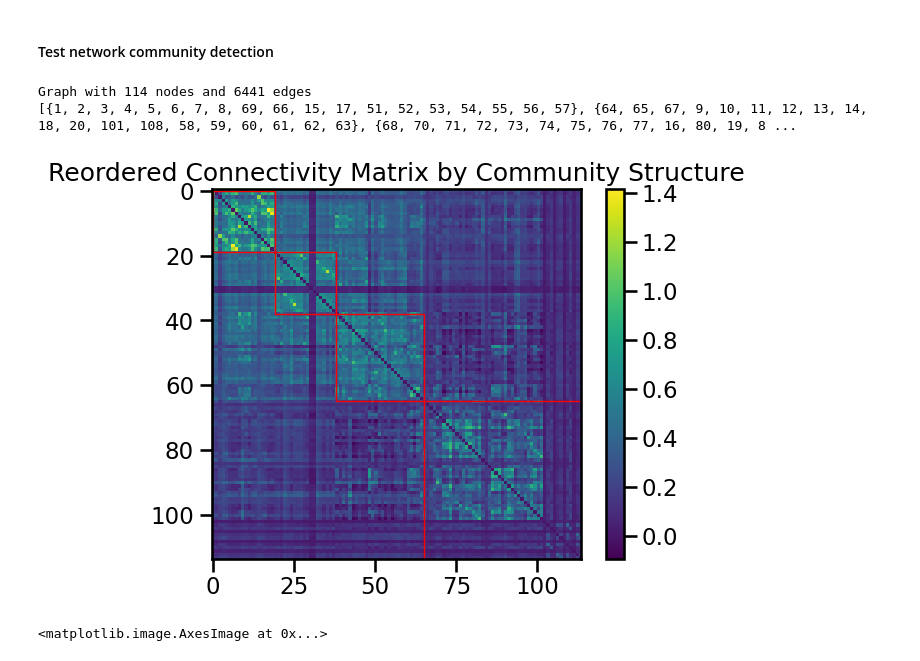
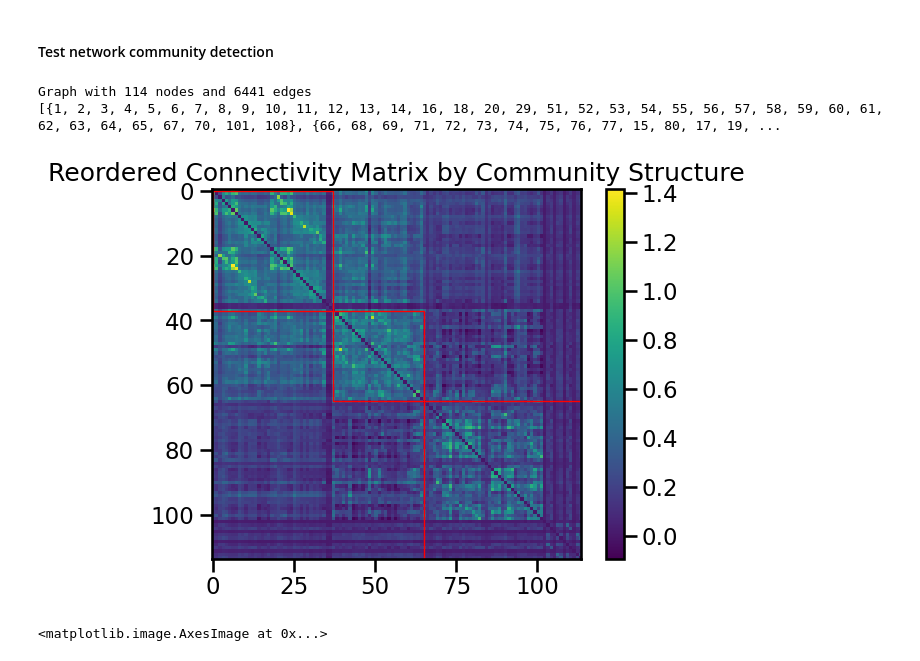
Before and after one commit to neuroinfolab/GeneEx2Conn, a Jupyter notebook: data_demo.ipynb, the cells around one changed output. Drawn from its saved outputs; the diff is of its cells as text; code cells hidden in the pictures.

```diff
--- a/data_demo.ipynb
+++ b/data_demo.ipynb
@@ -126,41 +221,41 @@ connectome_net = nx.Graph(incoming_graph_data=Y)
 print(connectome_net)
 
 # resolution parameter should be maximized until an inner train is infeasible/impractical to evaluate (1.1 could technically work)
-communities = nx.community.louvain_communities(connectome_net, seed=0, resolution=1.0)
+communities = nx.community.louvain_communities(connectome_net, seed=3, resolution=1.02)
 print(communities)
 
 # Create a new ordering of nodes based on louvain community detection
 new_order = []
 for community in communities:
     new_order.extend(community)
 
 # Map the original indices to the new ordering
 index_map = {old_idx: new_idx for new_idx, old_idx in enumerate(new_order)}
 
 # Reorder the matrix
 Y_reordered = Y[np.ix_(new_order, new_order)]
 
 # Visualize the reordered matrix
 fig, ax = plt.subplots()
 cax = ax.imshow(Y_reordered, cmap='viridis')
 
 # Add colorbar
 plt.colorbar(cax)
 
 # Add red boxes around communities
 start = 0
 for community in communities:
     size = len(community)
     rect = patches.Rectangle((start, start), size, size, linewidth=1, edgecolor='r', facecolor='none')
     ax.add_patch(rect)
     start += size
 
 plt.title('Reordered Connectivity Matrix by Community Structure')
 plt.show()
 # %% [output]
 Graph with 114 nodes and 6441 edges
-[{1, 2, 3, 4, 5, 6, 7, 8, 69, 66, 15, 17, 51, 52, 53, 54, 55, 56, 57}, {64, 65, 67, 9, 10, 11, 12, 13, 14, 18, 20, 101, 108, 58, 59, 60, 61, 62, 63}, {68, 70, 71, 72, 73, 74, 75, 76, 77, 16, 80, 19, 8 ...
+[{1, 2, 3, 4, 5, 6, 7, 8, 9, 10, 11, 12, 13, 14, 16, 18, 20, 29, 51, 52, 53, 54, 55, 56, 57, 58, 59, 60, 61, 62, 63, 64, 65, 67, 70, 101, 108}, {66, 68, 69, 71, 72, 73, 74, 75, 76, 77, 15, 80, 17, 19, ...
-[figure, old version]
+[figure, new version]
 # %%
 plt.imshow(Y)
 # %% [output]
```
Also changed, not shown: parts of 29 cells of this notebook, 9 other files.
